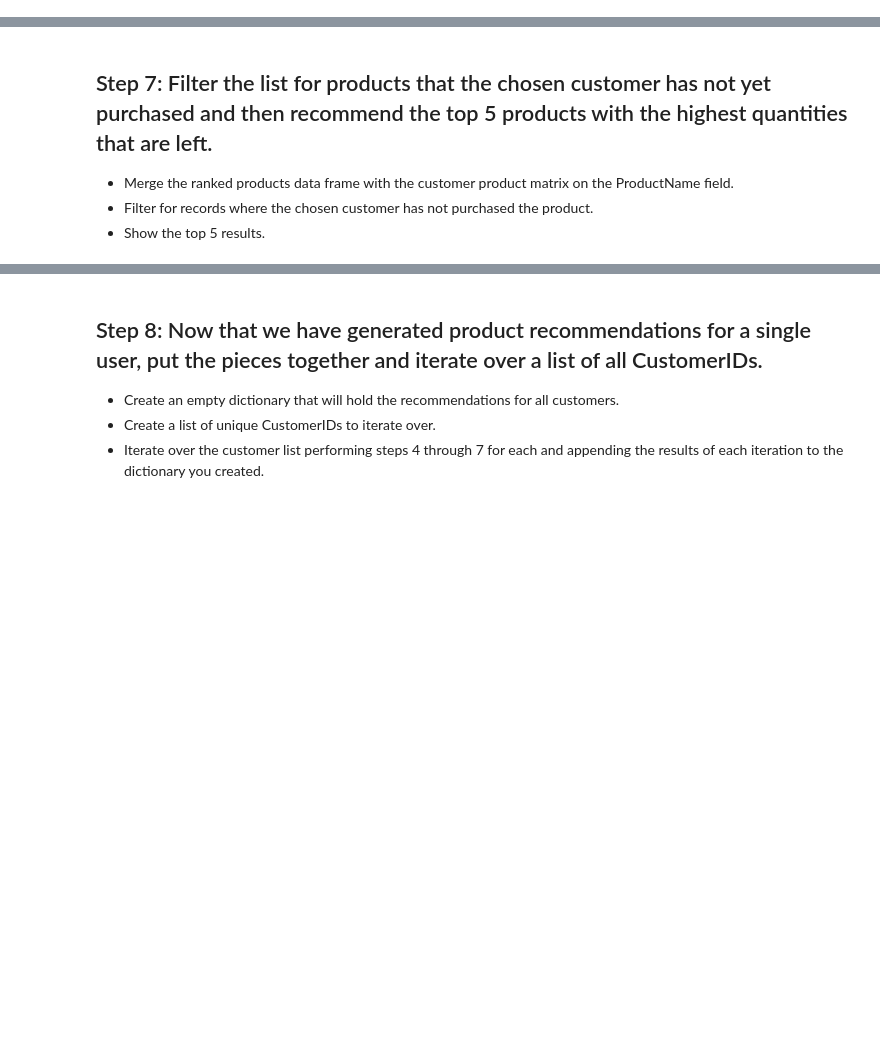
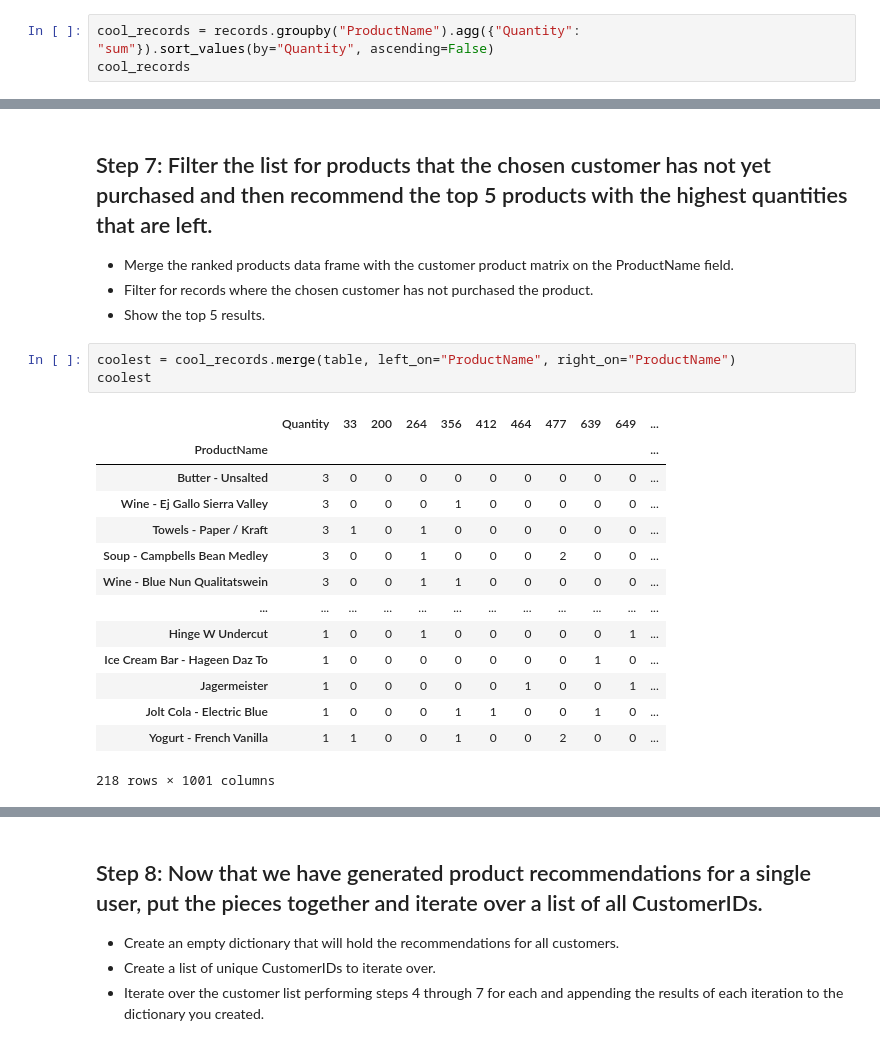
Before and after one commit to ironhack-datalabs/datamad0620, a Jupyter notebook: module-2/lab-intro-recommender-systems/your-code/main.ipynb, the cells around one changed output, grey strips where cells are left out. Drawn from its saved outputs; the diff is of its cells as text; blank space fills up the shorter version.

```diff
--- a/module-2/lab-intro-recommender-systems/your-code/main.ipynb
+++ b/module-2/lab-intro-recommender-systems/your-code/main.ipynb
@@ -138,3 +138,6 @@ records
 ## Step 6: Aggregate those customer purchase records by ProductName, sum the Quantity field, and then rank them in descending order by quantity.
 
 This will give you the total number of each product purchased by the 5 most similar customers to the customer you selected in order from most purchased to least.
+# %%
+cool_records = records.groupby("ProductName").agg({"Quantity": "sum"}).sort_values(by="Quantity", ascending=False)
+cool_records
@@ -144,3 +162,21 @@ This will give you the total number of each product purchased by the 5 most simi
 - Merge the ranked products data frame with the customer product matrix on the ProductName field.
 - Filter for records where the chosen customer has not purchased the product.
 - Show the top 5 results.
+# %%
+coolest = cool_records.merge(table, left_on="ProductName", right_on="ProductName")
+coolest
+# %% [output]
+|  | Quantity | 33 | 200 | 264 | 356 | 412 | 464 | 477 | 639 | 649 | ... |
+| ProductName |  |  |  |  |  |  |  |  |  |  | ... |
+| Butter - Unsalted | 3 | 0 | 0 | 0 | 0 | 0 | 0 | 0 | 0 | 0 | ... |
+| Wine - Ej Gallo Sierra Valley | 3 | 0 | 0 | 0 | 1 | 0 | 0 | 0 | 0 | 0 | ... |
+| Towels - Paper / Kraft | 3 | 1 | 0 | 1 | 0 | 0 | 0 | 0 | 0 | 0 | ... |
+| Soup - Campbells Bean Medley | 3 | 0 | 0 | 1 | 0 | 0 | 0 | 2 | 0 | 0 | ... |
+| Wine - Blue Nun Qualitatswein | 3 | 0 | 0 | 1 | 1 | 0 | 0 | 0 | 0 | 0 | ... |
+| ... | ... | ... | ... | ... | ... | ... | ... | ... | ... | ... | ... |
+| Hinge W Undercut | 1 | 0 | 0 | 1 | 0 | 0 | 0 | 0 | 0 | 1 | ... |
+| Ice Cream Bar - Hageen Daz To | 1 | 0 | 0 | 0 | 0 | 0 | 0 | 0 | 1 | 0 | ... |
+| Jagermeister | 1 | 0 | 0 | 0 | 0 | 0 | 1 | 0 | 0 | 1 | ... |
+| Jolt Cola - Electric Blue | 1 | 0 | 0 | 0 | 1 | 1 | 0 | 0 | 1 | 0 | ... |
+| Yogurt - French Vanilla | 1 | 1 | 0 | 0 | 1 | 0 | 0 | 2 | 0 | 0 | ... |
+218 rows × 1001 columns
```
Also changed, not shown: parts of 10 cells of this notebook.
